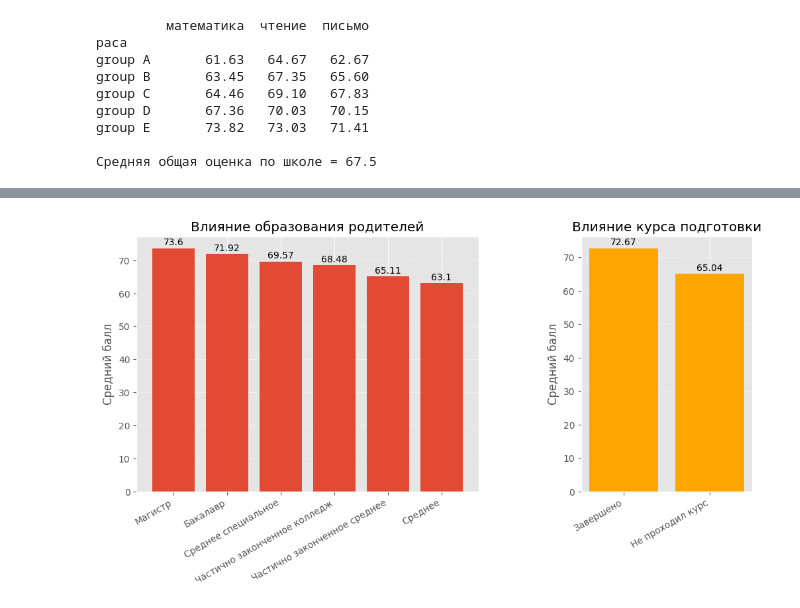
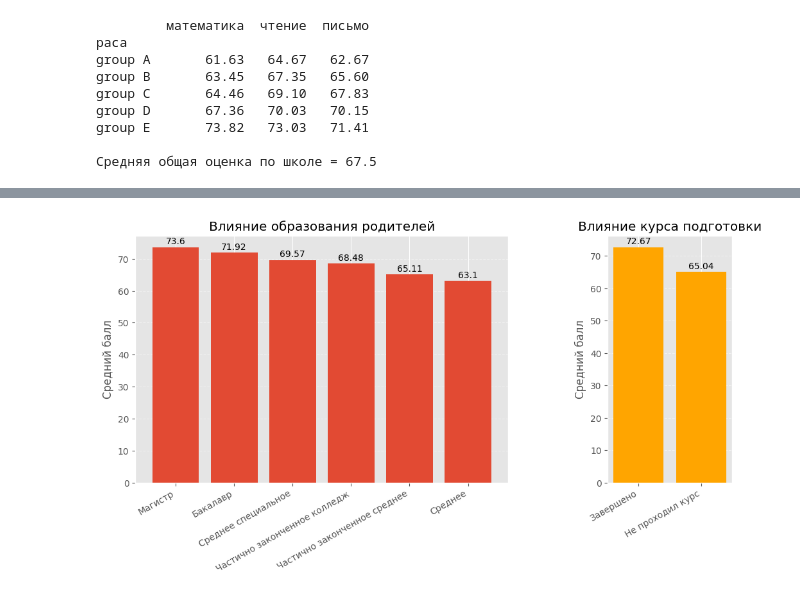
Before and after one commit to AntonLihtar/python_starter, a Jupyter notebook: padas_data1/main.ipynb, the cells around one changed output, grey strips where cells are left out. Cells and saved outputs as stored; diff of their text form; code cells hidden in the pictures.

```diff
--- a/padas_data1/main.ipynb
+++ b/padas_data1/main.ipynb
@@ -178,18 +165,19 @@ KeyError: 'раса'
 # %%
-#Гипотеза 1: средние оценки по математике различаются у мальчиков и девочек.
-mean_math_score_gender = students_df.groupby('gender')['math_score'].mean().round(2)
-print(mean_math_score_gender)
-mean_math_score_gender = mean_math_score_gender.rename({
+#1: средние оценки по математике различаются у мальчиков и девочек.
+mean_math_score = students_df.groupby('пол')['балл_по_математике'].mean().round(2)
+# print(mean_math_score)
+mean_math_score = mean_math_score.rename({
     'male': 'Мальчики',
     'female': 'Девочки'
 })
-plt.bar(mean_math_score_gender.index, mean_math_score_gender.values)
+plt.figure(figsize=(3, 3))
+plt.bar(mean_math_score.index, mean_math_score.values)
 
-for i, v in enumerate(mean_math_score_gender.values):
+for i, v in enumerate(mean_math_score.values):
     plt.text(i, v + 2, str(v), ha='center')
 
-plt.title('средняя оценка по математике')
+plt.title('средний балл по математике')
 plt.show()
 
-#средние оценки по математике у мальчиков выше чем у девочек
+#Средний бал по математике у мальчиков выше чем у девочек
 # %% [output]
@@ -201,12 +205,15 @@ Name: math_score, dtype: float64
 # %%
-#Влияние курса подготовки и Влияние образования родителей на общую оценку
+#2 Дети с образованными родителями имеют более высокий балл
+#3 Дети с курсом подготовки имеют более высокий балл
 
-#группе детей с подготовкой посчитать среднее 3х колонок
-students_df['full_mean_score'] = students_df[['math_score', 'reading_score', 'writing_score']].mean(axis=1)
-# print(students_df)
+#Группе детей с подготовкой посчитать среднее 3х колонок
+st_df = students_df.copy()
+st_df['общий_балл'] = st_df[['балл_по_математике', 'балл_по_чтению', 'балл_по_письму']].mean(axis=1)
+# print(st_df)
 
-#дети с подготовкой
-parents_res = students_df.groupby('parental_level_of_education')['full_mean_score'].mean().round(2)
+
+#с образованными родителями
+parents_res = st_df.groupby('образование_родителей')['общий_балл'].mean().round(2)
 parents_res.sort_values(ascending=False, inplace=True)
 
 # Словарь соответствий
@@ -218,14 +225,14 @@ edu_map = {
     "some high school": "Частично законченное среднее",
     "high school": "Среднее"
 }
-
-#с образованными родителями
-preparation_res = students_df.groupby('test_preparation_course')['full_mean_score'].mean().round(2)
 # Переименуем индексы
 parents_res.index = parents_res.index.map(edu_map)
 
+#Дети с подготовкой
+preparation_res = st_df.groupby('курс_подготовки_к_тесту')['общий_балл'].mean().round(2)
+
 # создаём фигуру и два графика в строку
-fig, (ax1, ax2) = plt.subplots(1, 2, figsize=(12, 5), width_ratios=[2, 1])
+fig, (ax1, ax2) = plt.subplots(1, 2, figsize=(12, 5), width_ratios=[3, 1])
 # width_ratios — задаёт относительную ширину: левый в 2 раза шире правого
 
 # --- Левый график ---
@@ -233,32 +240,32 @@ ax1.bar(range(len(parents_res)), parents_res.values, tick_label=parents_res.inde
 for i, v in enumerate(parents_res.values):
     ax1.text(i, v + 1, str(v), ha='center')
 
 ax1.set_ylabel('Средний балл')
 ax1.set_xticklabels(parents_res.index, rotation=30, ha='right')  # можно убрать, так как tick_label уже передан
 ax1.grid(axis='y', linestyle='--', alpha=0.5)
 ax1.set_title('Влияние образования родителей')
 
 # --- Правый график ---
 prep_map = {
     "completed": "Завершено",
     "none": "Не проходил курс"
 }
 preparation_res.index = preparation_res.index.map(prep_map)
 
 ax2.bar(range(len(preparation_res)), preparation_res.values, tick_label=preparation_res.index, color='orange')
 
 for i, v in enumerate(preparation_res.values):
     ax2.text(i, v + 1, str(v), ha='center')
 
 ax2.set_ylabel('Средний балл')
 ax2.set_xticklabels(preparation_res.index, rotation=30, ha='right')  # тоже можно убрать
 ax2.grid(axis='y', linestyle='--', alpha=0.5)
 ax2.set_title('Влияние курса подготовки')
 
 plt.subplots_adjust(wspace=0.4)
 plt.show()
 
 #Чем выше образование родителей, тем выше средние баллы ребёнка.
-#Те, кто прошёл курс подготовки (test preparation course = completed), имеют более высокие оценки (по всем предметам).
+#Те, кто прошёл курс подготовки , имеют более высокий балл (по всем предметам).
 # %% [output]
-[figure, old version]
+[figure, new version]
```
Also changed, not shown: parts of 7 cells of this notebook.
